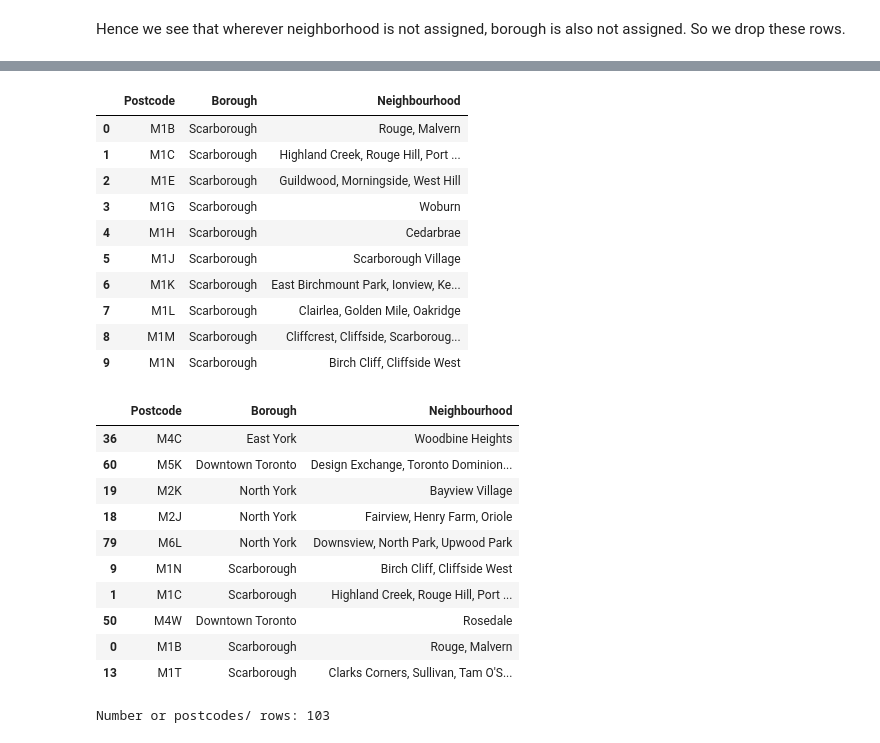
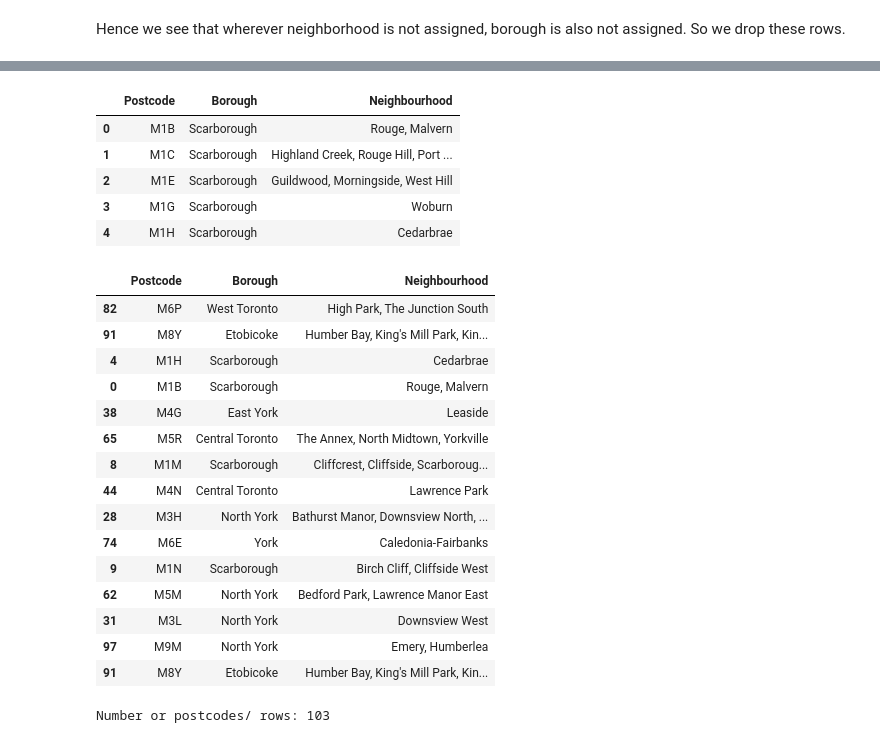
Before and after one commit to rudrasrijan/Coursera_Capstone, a Jupyter notebook: Toronto_neighborhoods.ipynb, the cells around one changed output, grey strips where cells are left out. Saved outputs shown, nothing was run; the diff lists cells and outputs as text; code cells hidden in the pictures.

```diff
--- a/Toronto_neighborhoods.ipynb
+++ b/Toronto_neighborhoods.ipynb
@@ -41,7 +35,7 @@ df_toronto.head()
 # %%
 # Merge rows by postal code
 df_toronto = df_toronto.groupby('Postcode', as_index=False).aggregate({'Borough': 'first', 'Neighbourhood':', '.join})
-df_toronto.head(10)
+df_toronto.head()
 # %% [output]
 |  | Postcode | Borough | Neighbourhood |
 | 0 | M1B | Scarborough | Rouge, Malvern |
@@ -49,27 +43,27 @@ df_toronto.head(10)
 | 2 | M1E | Scarborough | Guildwood, Morningside, West Hill |
 | 3 | M1G | Scarborough | Woburn |
 | 4 | M1H | Scarborough | Cedarbrae |
-| 5 | M1J | Scarborough | Scarborough Village |
-| 6 | M1K | Scarborough | East Birchmount Park, Ionview, Ke... |
-| 7 | M1L | Scarborough | Clairlea, Golden Mile, Oakridge |
-| 8 | M1M | Scarborough | Cliffcrest, Cliffside, Scarboroug... |
-| 9 | M1N | Scarborough | Birch Cliff, Cliffside West |
 # %%
 # Display random rows from the dataframe
-x = np.random.randint(0, len(df_toronto), 10)
+x = np.random.randint(0, len(df_toronto), 15)
 df_toronto.loc[x,:]
 # %% [output]
 |  | Postcode | Borough | Neighbourhood |
-| 36 | M4C | East York | Woodbine Heights |
-| 60 | M5K | Downtown Toronto | Design Exchange, Toronto Dominion... |
-| 19 | M2K | North York | Bayview Village |
-| 18 | M2J | North York | Fairview, Henry Farm, Oriole |
-| 79 | M6L | North York | Downsview, North Park, Upwood Park |
+| 82 | M6P | West Toronto | High Park, The Junction South |
+| 91 | M8Y | Etobicoke | Humber Bay, King's Mill Park, Kin... |
+| 4 | M1H | Scarborough | Cedarbrae |
+| 0 | M1B | Scarborough | Rouge, Malvern |
+| 38 | M4G | East York | Leaside |
+| 65 | M5R | Central Toronto | The Annex, North Midtown, Yorkville |
+| 8 | M1M | Scarborough | Cliffcrest, Cliffside, Scarboroug... |
+| 44 | M4N | Central Toronto | Lawrence Park |
+| 28 | M3H | North York | Bathurst Manor, Downsview North, ... |
+| 74 | M6E | York | Caledonia-Fairbanks |
 | 9 | M1N | Scarborough | Birch Cliff, Cliffside West |
-| 1 | M1C | Scarborough | Highland Creek, Rouge Hill, Port ... |
-| 50 | M4W | Downtown Toronto | Rosedale |
-| 0 | M1B | Scarborough | Rouge, Malvern |
-| 13 | M1T | Scarborough | Clarks Corners, Sullivan, Tam O'S... |
+| 62 | M5M | North York | Bedford Park, Lawrence Manor East |
+| 31 | M3L | North York | Downsview West |
+| 97 | M9M | North York | Emery, Humberlea |
+| 91 | M8Y | Etobicoke | Humber Bay, King's Mill Park, Kin... |
 # %%
 print("Number or postcodes/ rows:", df_toronto.shape[0])
 # %% [output]
```
Also changed, not shown: parts of 52 cells of this notebook.
